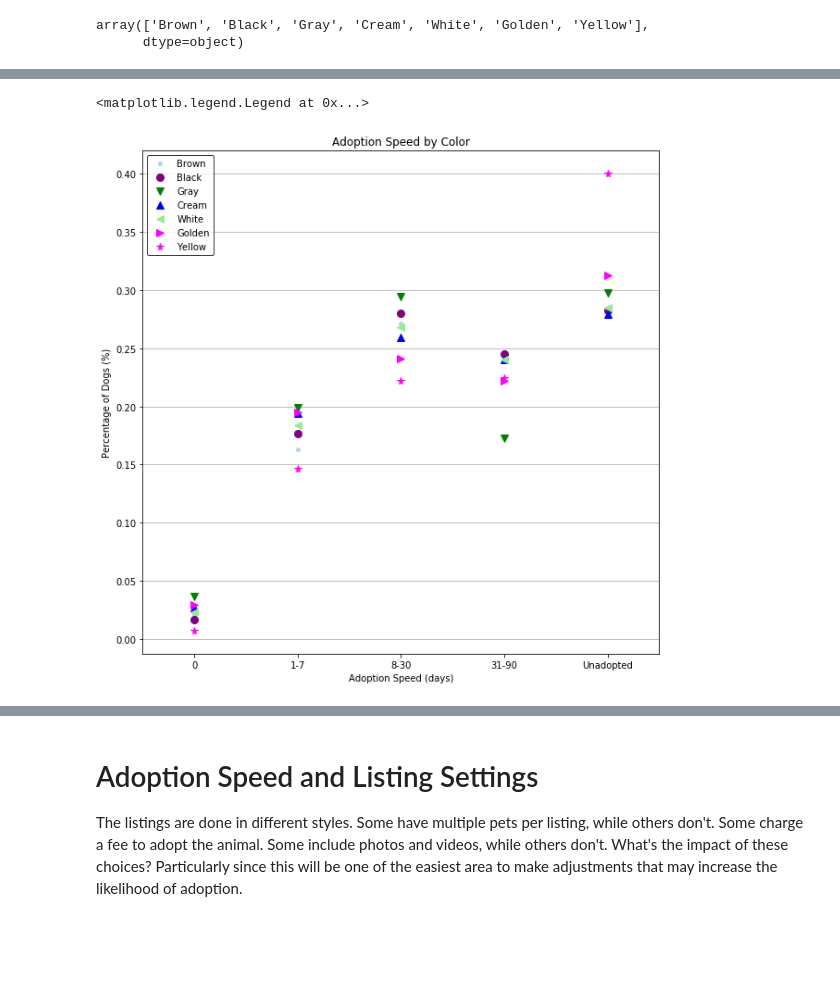
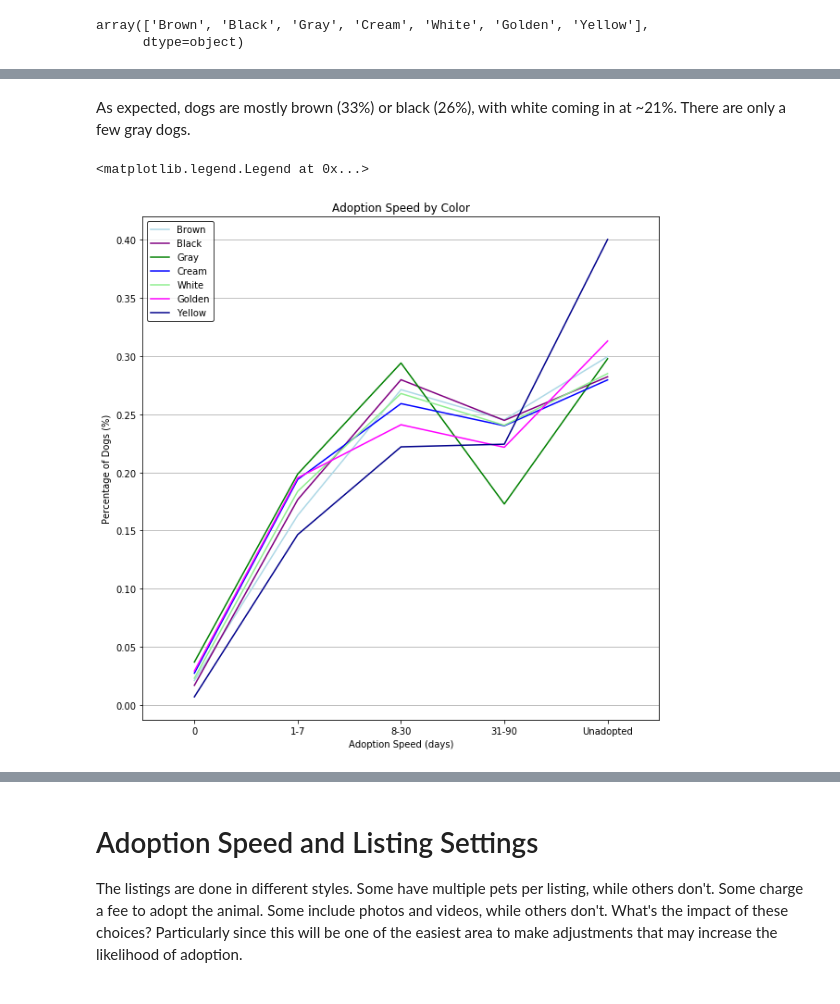
Before and after one commit to CJEJansson/Springboard_Projects, a Jupyter notebook: Capstone 1/2. Data_Storytelling/Data_Storytelling.ipynb, the cells around one changed output, grey strips where cells are left out. Drawn from its saved outputs; the diff is of its cells as text; code cells hidden in the pictures; blank space fills up the shorter version.

```diff
--- a/Capstone 1/2. Data_Storytelling/Data_Storytelling.ipynb
+++ b/Capstone 1/2. Data_Storytelling/Data_Storytelling.ipynb
@@ -788,3 +815,5 @@ array(['Brown', 'Black', 'Gray', 'Cream', 'White', 'Golden', 'Yellow'],
+# %% [markdown]
+As expected, dogs are mostly brown (33%) or black (26%), with white coming in at ~21%. There are only a few gray dogs.
 # %%
 #Pull only plot data from color_names
 color_data = color_names.loc[:,['AdoptionSpeed','ColorName']]
@@ -804,45 +833,38 @@ ttl_crm = cream.sum()
 white = color_data[color_data.ColorName == 'White'].groupby(['AdoptionSpeed']).size()
 ttl_wht = white.sum()
 
 golden = color_data[color_data.ColorName == 'Golden'].groupby(['AdoptionSpeed']).size()
 ttl_gld = golden.sum()
 
 yellow = color_data[color_data.ColorName == 'Yellow'].groupby(['AdoptionSpeed']).size()
 ttl_yllw = yellow.sum()
 
 # pd.DataFrame(age_data[age_data.LifeStage=='puppy'].groupby(['AdoptionSpeed']).size(),columns=['Puppies'])
 
 #Define x-axis labels
 adpt_spd = adptspeed.AdoptionSpeed
 xval = np.arange(len(adpt_spd))
 
 #Create Plot
 plt.figure(figsize=[10,10])
 
-plt.plot(adpt_spd,brown/ttl_brown,label='Brown',color='lightblue',linestyle='none',
-         marker='.',markersize=8)
-plt.plot(adpt_spd,black/ttl_blk,label='Black',color='purple',linestyle='none',
-         marker='o',markersize=8)
-plt.plot(adpt_spd,gray/ttl_gry,label='Gray',color='green',linestyle='none',
-         marker='v',markersize=8)
-plt.plot(adpt_spd,cream/ttl_crm,label='Cream',color='blue',linestyle='none',
-         marker='^',markersize=8)
-plt.plot(adpt_spd,white/ttl_wht,label='White',color='lightgreen',linestyle='none',
-         marker='<',markersize=8)
-plt.plot(adpt_spd,golden/ttl_gld,label='Golden',color='fuchsia',linestyle='none',
-         marker='>',markersize=8)
-plt.plot(adpt_spd,yellow/ttl_yllw,label='Yellow',color='magenta',linestyle='none',
-         marker='*',markersize=8)
+plt.plot(adpt_spd,brown/ttl_brown,label='Brown',color='lightblue',markersize=8)
+plt.plot(adpt_spd,black/ttl_blk,label='Black',color='purple',markersize=8)
+plt.plot(adpt_spd,gray/ttl_gry,label='Gray',color='green',markersize=8)
+plt.plot(adpt_spd,cream/ttl_crm,label='Cream',color='blue',markersize=8)
+plt.plot(adpt_spd,white/ttl_wht,label='White',color='lightgreen',markersize=8)
+plt.plot(adpt_spd,golden/ttl_gld,label='Golden',color='fuchsia',markersize=8)
+plt.plot(adpt_spd,yellow/ttl_yllw,label='Yellow',color='darkblue',markersize=8)
 
 
 
 plt.grid(b=None, which='major', axis='y')
 plt.xlabel('Adoption Speed (days)')
 plt.xlim([-.5,4.5])
 plt.ylabel('Percentage of Dogs (%)')
 plt.title('Adoption Speed by Color')
 plt.xticks(xval,adpt_spd)
 plt.legend(edgecolor='k')#loc='upper left',edgecolor='k')
 # %% [output]
 <matplotlib.legend.Legend at 0x...>
-[figure, old version]
+[figure, new version]
```
Also changed, not shown: parts of 10 cells of this notebook.
